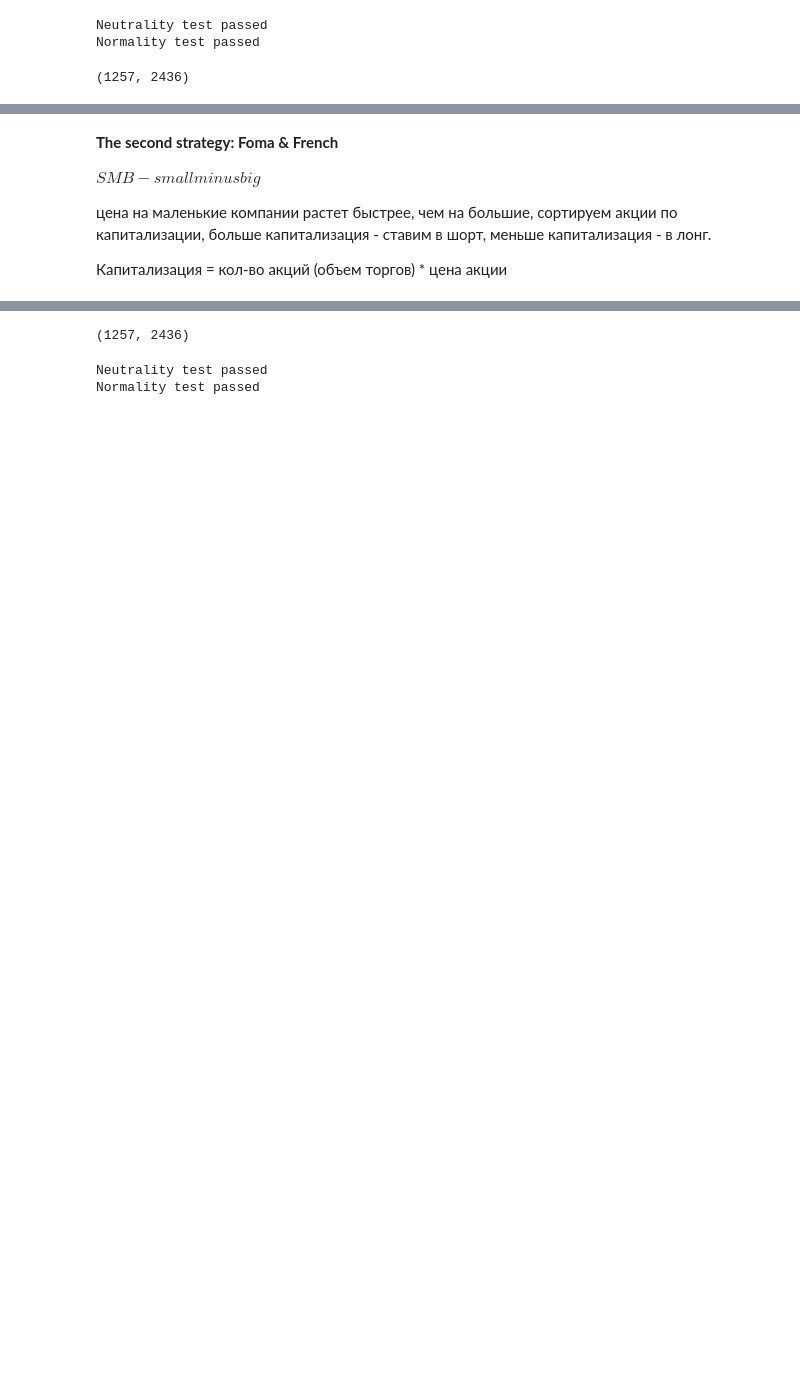
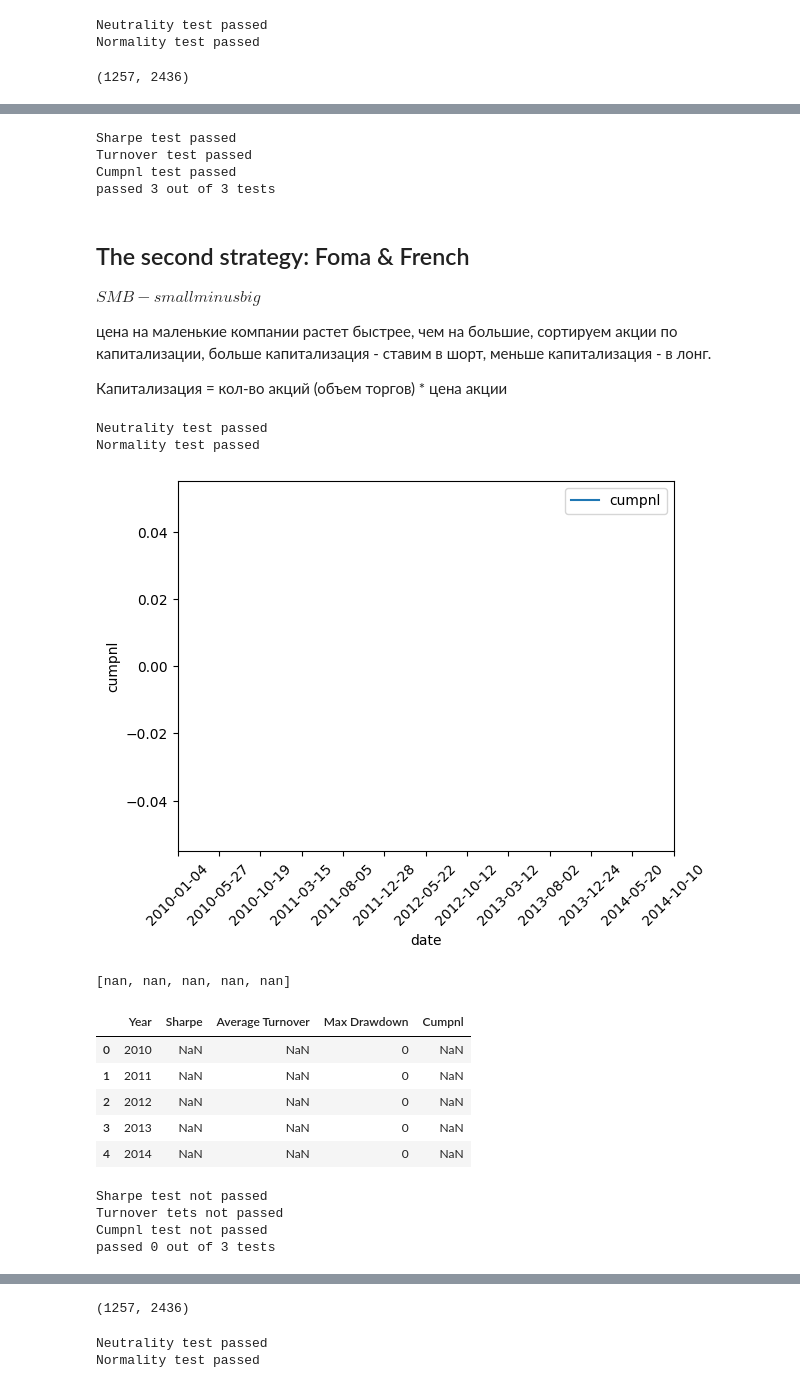
Before and after one commit to Kasymkhankhubiyev/Sirius-Uni, a Jupyter notebook: DerivativesControl/Task2.ipynb, the cells around one changed output, grey strips where cells are left out. Cells and saved outputs as stored; diff of their text form; code cells hidden in the pictures; blank space fills up the shorter version.

```diff
--- a/DerivativesControl/Task2.ipynb
+++ b/DerivativesControl/Task2.ipynb
@@ -75,5 +114,12 @@ alpha_1_data.head()
+# %%
+test3(alpha_1_data)
+# %% [output]
+Sharpe test passed
+Turnover test passed
+Cumpnl test passed
+passed 3 out of 3 tests
 # %% [markdown]
-**The second strategy: Foma & French**
+## The second strategy: Foma & French
 
 $SMB - small minus big$
 
@@ -83,7 +129,7 @@ $SMB - small minus big$
 
 Капитализация = кол-во акций (объем торгов) * цена акции
 # %%
-def make_SMB_alpha(close_df, volume_df, proportion=[30, 30, 30]):
+def make_SMB_alpha(close_df, volume_df, proportion=[33, 34, 33]):
     """
         Фама и Фенч предложили сортировать компании по капитализации, и выставлять соответственно
         лонг или шорт. Акции больших компаний растут медленнее, чем акции маленьких, поэтому
@@ -93,7 +139,7 @@ def make_SMB_alpha(close_df, volume_df, proportion=[30, 30, 30]):
             close_df, pandas.DataFrame - кадр данных о ценах закрытия инструментов за каждый день
             volume_df, pandas.DataFrame - кадр данных об объемах торгов за каждый день
             proportion, 'list[int]' - пропорция по которой разделяются инструменты соответственно маленькие, средние и большие.
-                                      по умолчанию принимает значение [30, 30, 30], что означает - разделить поровну.
+                                      по умолчанию принимает значение [33, 34, 33], что означает - разделить поровну.
                                       можно выбрать и другое соотношение, важно чтобы суммарно получалось 100(%).
 
         Возвращаемое значение:
@@ -123,17 +169,53 @@ def make_SMB_alpha(close_df, volume_df, proportion=[30, 30, 30]):
     # get capitalization
     capitalization = calc_capitalization(close, volume)
 
-    indexes = np.argsort(capitalization)
+    alpha = np.zeros(close.shape)
+    true_false_vec = np.ones(close.shape)
 
-    small_upper_border = round(len(indexes) * proportion[0] / 100)
-    big_bottom_border = round(len(indexes) * (proportion[0] + proportion[1]) / 100)
+    for i in range(close.shape[0]):
 
-    # get indexes
-    small_indexes = indexes[:small_upper_border]
-    middle_indexes = indexes[small_upper_border:big_bottom_border]
-    big_indexes = indexes[big_bottom_border:]
+        indexes = np.argsort(capitalization[i])
 
-    alpha = np.zeros(close.shape)
+        small_upper_border = round(len(indexes) * proportion[0] / 100)
+        big_bottom_border = round(len(indexes) * (proportion[0] + proportion[1]) / 100)
+
+        # get indexes
+        small_indexes = indexes[:small_upper_border]
+        middle_indexes = indexes[small_upper_border:big_bottom_border]
+        big_indexes = indexes[big_bottom_border:]
+
+        alpha[i][middle_indexes] = 0
+        true_false_vec[i][middle_indexes] = 0
+        alpha[i][big_indexes] *= 1
+
+    alpha = normalize(neutralize_with_dropout(alpha, true_false_vec))
 
     return alpha
+# %%
+alpha_matrix2 = make_SMB_alpha(close_df, volume_df)
+
+test1(alpha_matrix2)
+test2(alpha_matrix2[1:])  # первый нулевой
+# %% [output]
+Neutrality test passed
+Normality test passed
+# %%
+alpha_2_data = AlphaStats(alpha_matrix2, close_df)
+alpha_2_data.head()
+# %% [output]
+[figure, added]
+[nan, nan, nan, nan, nan]
+|  | Year | Sharpe | Average Turnover | Max Drawdown | Cumpnl |
+| 0 | 2010 | NaN | NaN | 0 | NaN |
+| 1 | 2011 | NaN | NaN | 0 | NaN |
+| 2 | 2012 | NaN | NaN | 0 | NaN |
+| 3 | 2013 | NaN | NaN | 0 | NaN |
+| 4 | 2014 | NaN | NaN | 0 | NaN |
+# %%
+test3(alpha_2_data)
+# %% [output]
+Sharpe test not passed
+Turnover tets not passed
+Cumpnl test not passed
+passed 0 out of 3 tests
 # %% [markdown]
```
Also changed, not shown: parts of 22 cells of this notebook, 2 other files.
